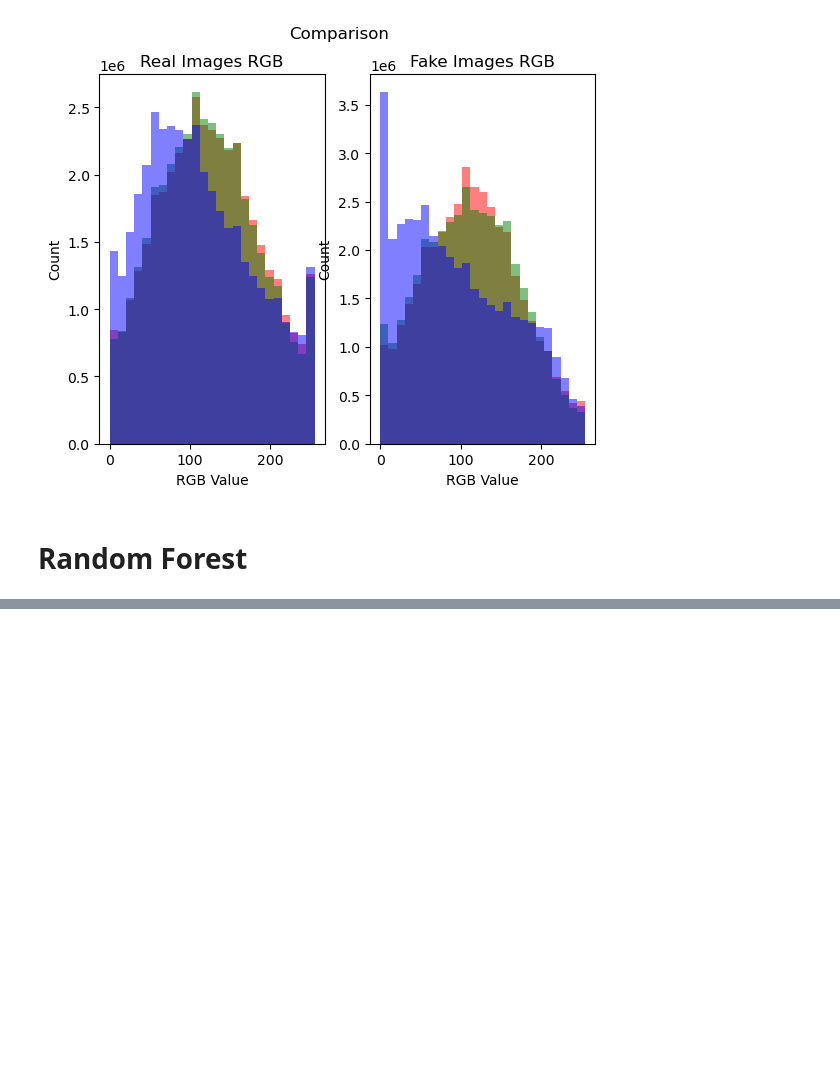
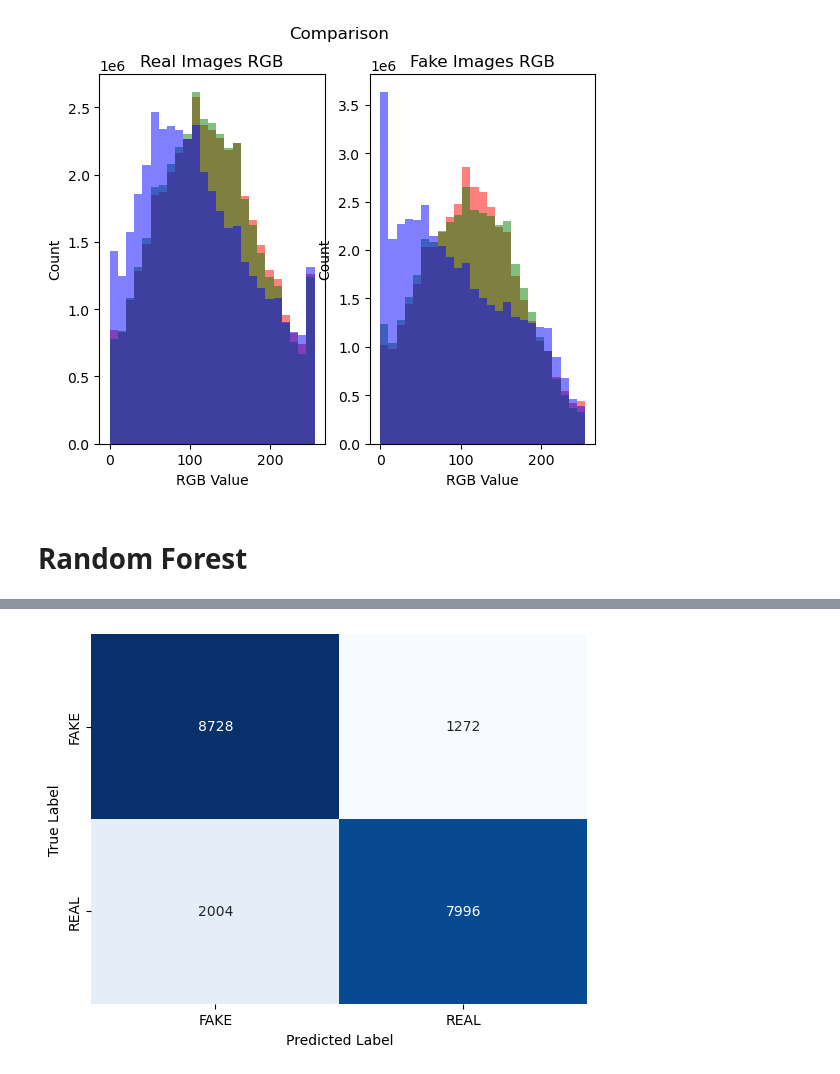
Before and after one commit to hsabraham28/mids_207_final_project, a Jupyter notebook: FP_load_data.ipynb, the cells around one changed output, grey strips where cells are left out. Cells and saved outputs as stored; diff of their text form; code cells hidden in the pictures; blank space fills up the shorter version.

```diff
--- a/FP_load_data.ipynb
+++ b/FP_load_data.ipynb
@@ -271,0 +317,4 @@ best = rf_random.best_estimator_
+# %%
+rf_test_list = list(test_ds_rf)
+test_imgs = rf_test_list[0][0].numpy()
+test_labels = rf_test_list[0][1].numpy()
@@ -271,0 +328,2 @@ best = rf_random.best_estimator_
+# %%
+final_y_pred = best_randomforest.predict(norm_test_imgs2)
@@ -271,0 +345,7 @@ best = rf_random.best_estimator_
+# %%
+ax = sns.heatmap(confusion_matrix(test_labels, final_y_pred), annot=True, fmt='.0f', cmap='Blues', xticklabels=classes, yticklabels=classes,
+                  cbar=False)
+ax.set(xlabel='Predicted Label', ylabel='True Label')
+plt.show()
+# %% [output]
+[figure, added]
```
Also changed, not shown: parts of 17 cells of this notebook.
